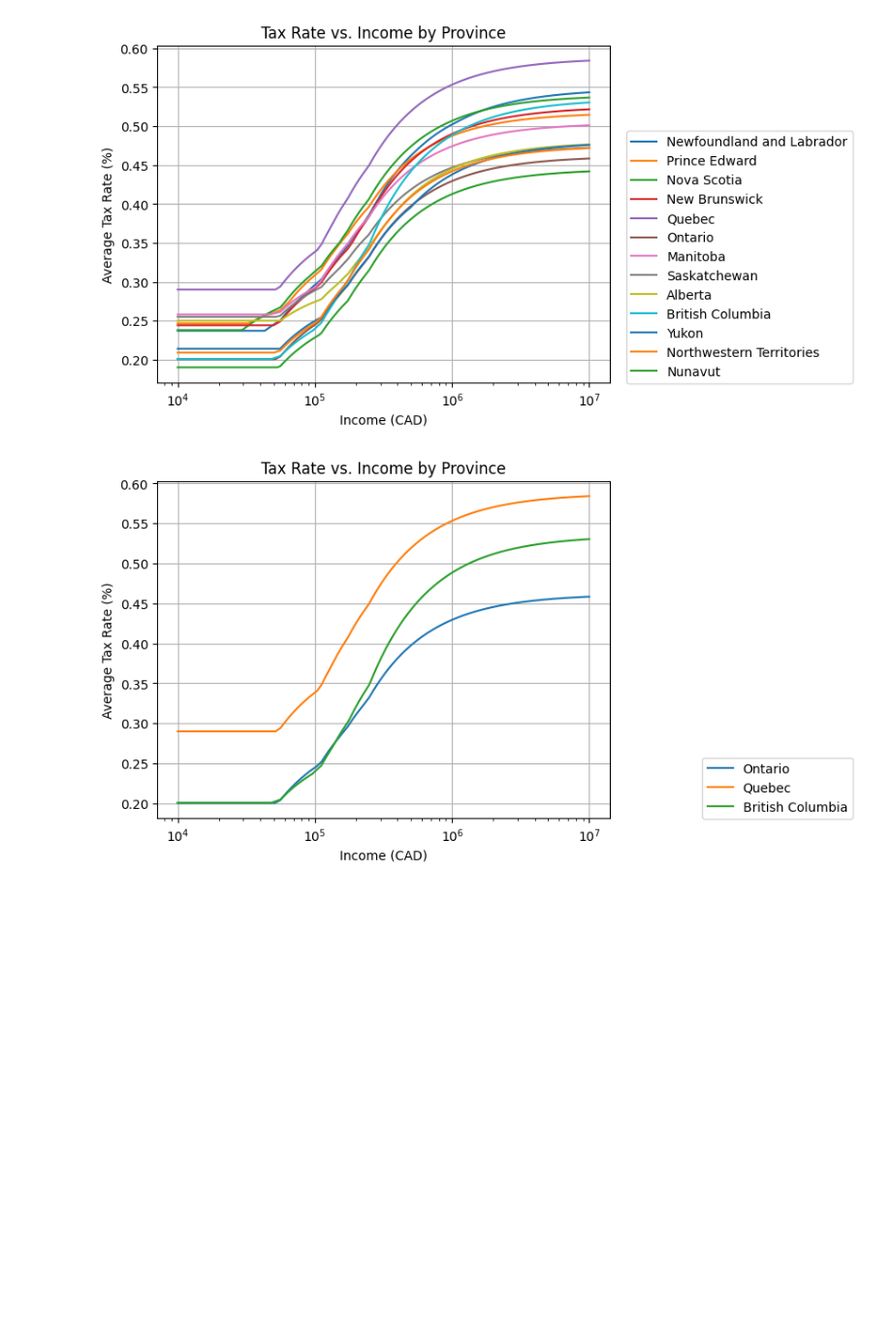
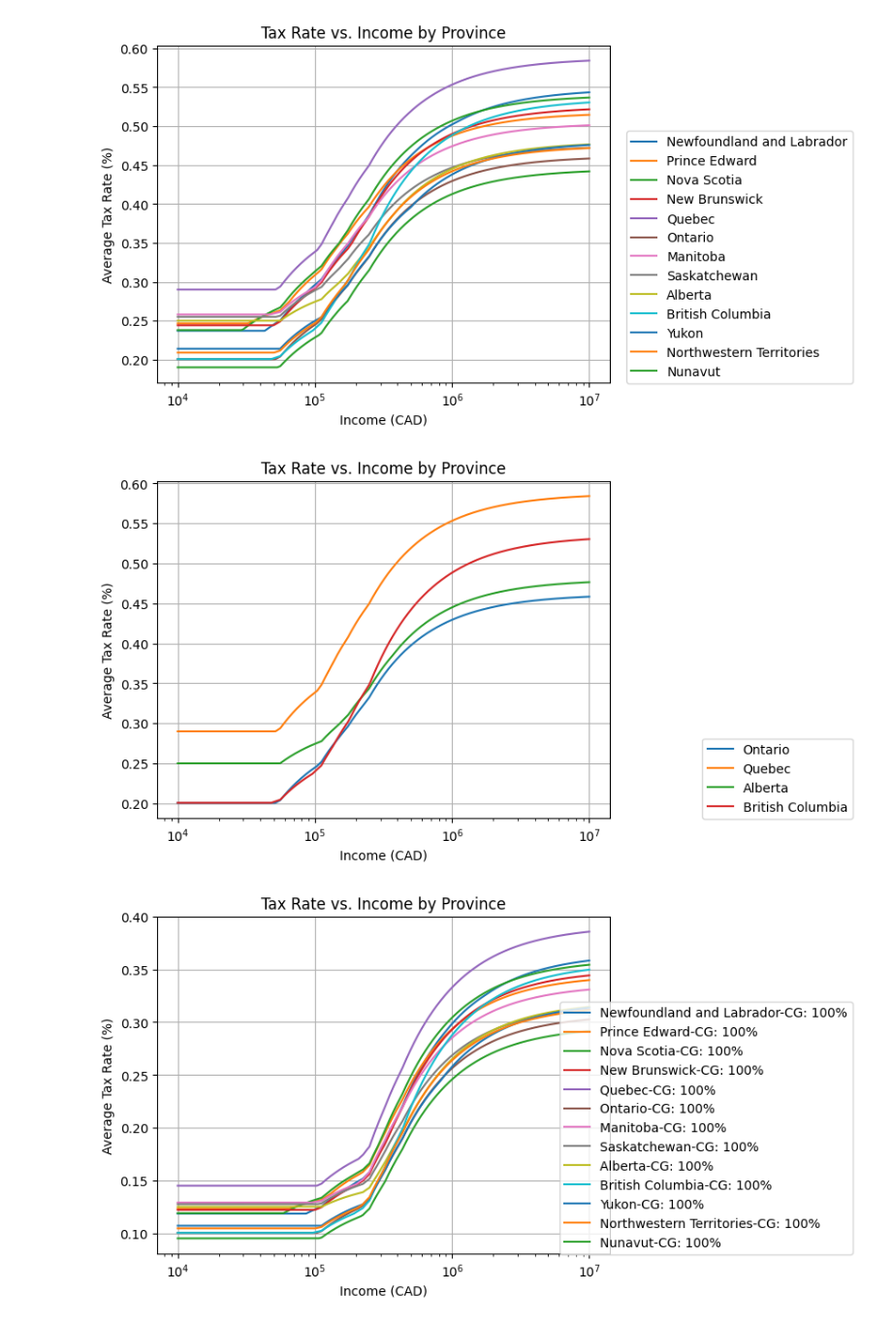
Before and after one commit to jdsermu1/canada-tax-charts, a Jupyter notebook: provincial_comparisson.ipynb, the cells around one changed output. Shown at 97% size. Drawn from its saved outputs; the diff is of its cells as text; code cells hidden in the pictures; blank space fills up the shorter version.

```diff
--- a/provincial_comparisson.ipynb
+++ b/provincial_comparisson.ipynb
@@ -40,8 +55,8 @@ plot_taxes_per_province(
 # %%
 plot_taxes_per_province(
     np.arange(10000, 10000001, 1000),
-    ["Ontario", "Quebec", "British Columbia"],
-    lambda p: lambda v: tax_estimator.tax_rate(p, v),
+    sample_provinces,
+    lambda p: lambda v: tax_estimator.average_tax_rate(p, v),
 )
 # %% [output]
-[figure, old version]
+[figure, new version]
@@ -60,0 +63,9 @@ def plot_taxes_per_province_per_cgs(x, provinces:list[str], capital_gains:list[f
+# %%
+plot_taxes_per_province_per_cgs(
+    np.arange(10000, 10000001, 1000),
+    tax_estimator.getProvinces(),
+    [1],
+    lambda p, c: lambda v: tax_estimator.average_tax_rate(p, v, c),
+)
+# %% [output]
+[figure, added]
```
Also changed, not shown: parts of 5 cells of this notebook, 2 other files.
